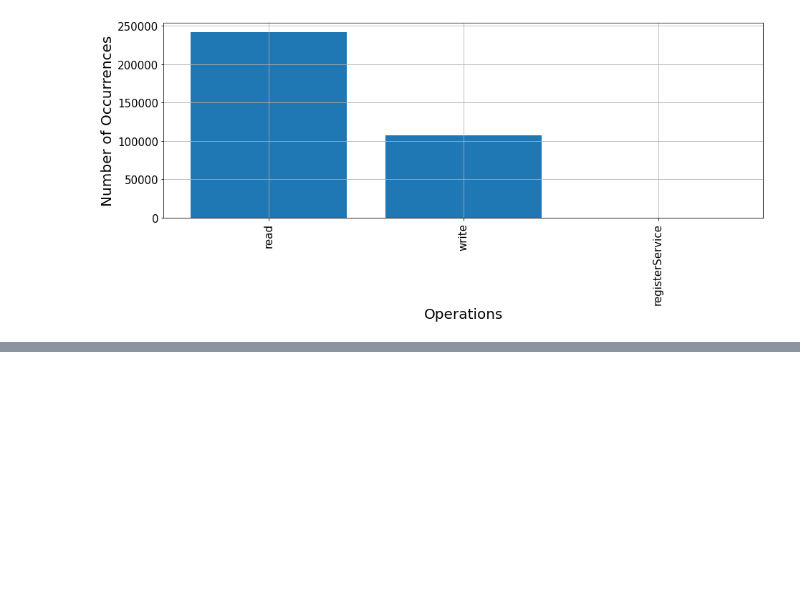
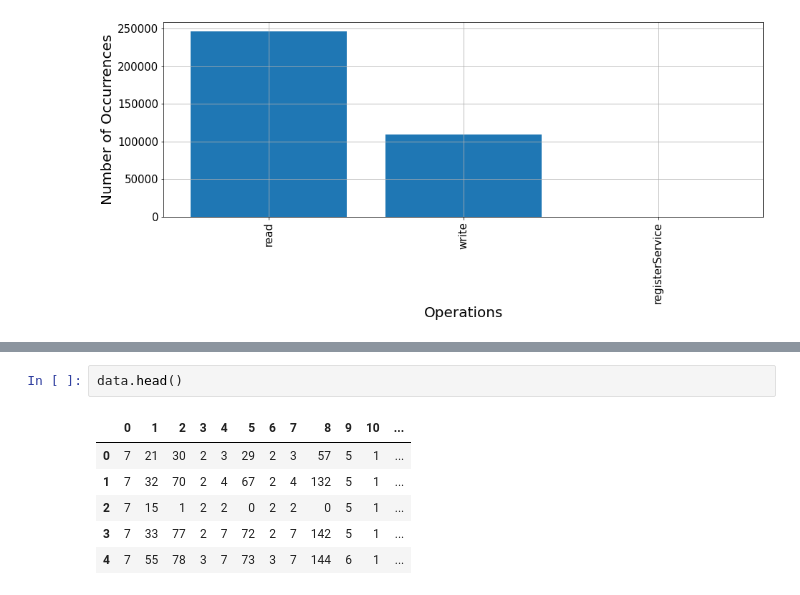
Before and after one commit to SharathHebbar/Anomaly-Detection-in-IoT-Sensors-using-Machine-Learning, a Jupyter notebook: Anamoly_detection_using_ml.ipynb, the cells around one changed output, grey strips where cells are left out. Drawn from its saved outputs; the diff is of its cells as text; blank space fills up the shorter version.

```diff
--- a/Anamoly_detection_using_ml.ipynb
+++ b/Anamoly_detection_using_ml.ipynb
@@ -387,0 +619,9 @@ Name: normality, dtype: int64
+# %%
+data.head()
+# %% [output]
+|  | 0 | 1 | 2 | 3 | 4 | 5 | 6 | 7 | 8 | 9 | 10 | ... |
+| 0 | 7 | 21 | 30 | 2 | 3 | 29 | 2 | 3 | 57 | 5 | 1 | ... |
+| 1 | 7 | 32 | 70 | 2 | 4 | 67 | 2 | 4 | 132 | 5 | 1 | ... |
+| 2 | 7 | 15 | 1 | 2 | 2 | 0 | 2 | 2 | 0 | 5 | 1 | ... |
+| 3 | 7 | 33 | 77 | 2 | 7 | 72 | 2 | 7 | 142 | 5 | 1 | ... |
+| 4 | 7 | 55 | 78 | 3 | 7 | 73 | 3 | 7 | 144 | 6 | 1 | ... |
```
Also changed, not shown: parts of 72 cells of this notebook, 2 other files.
